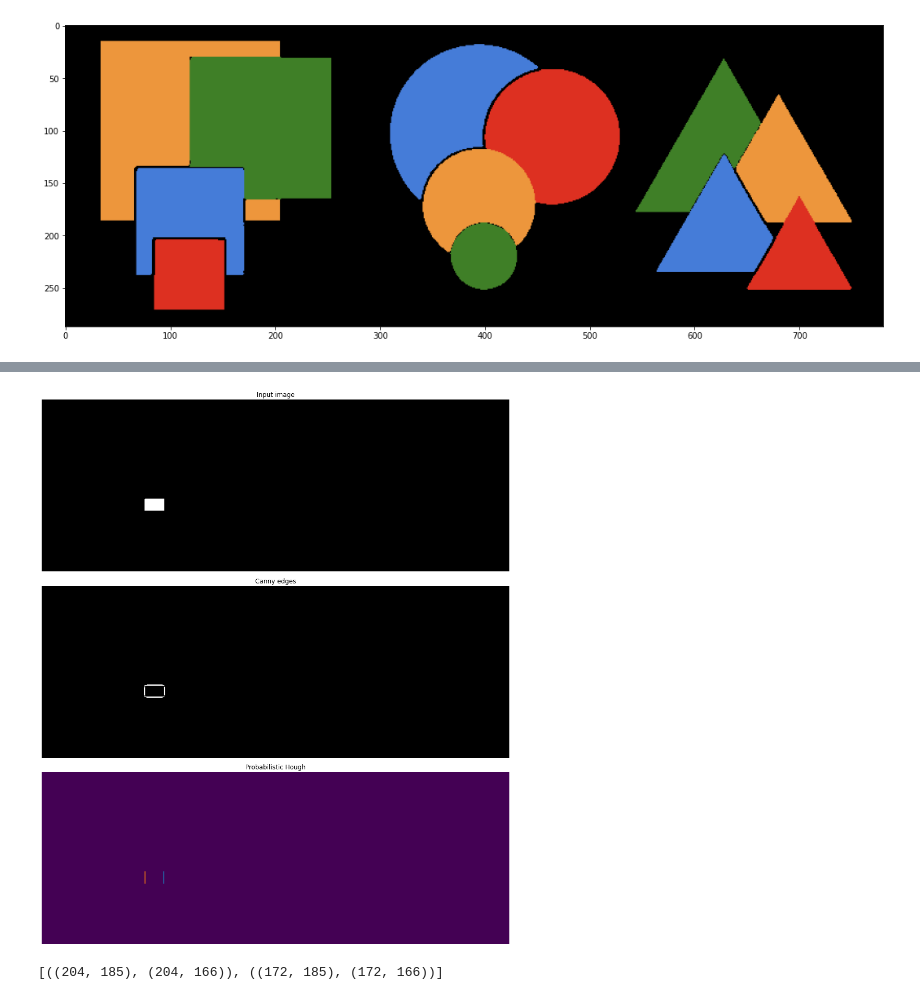
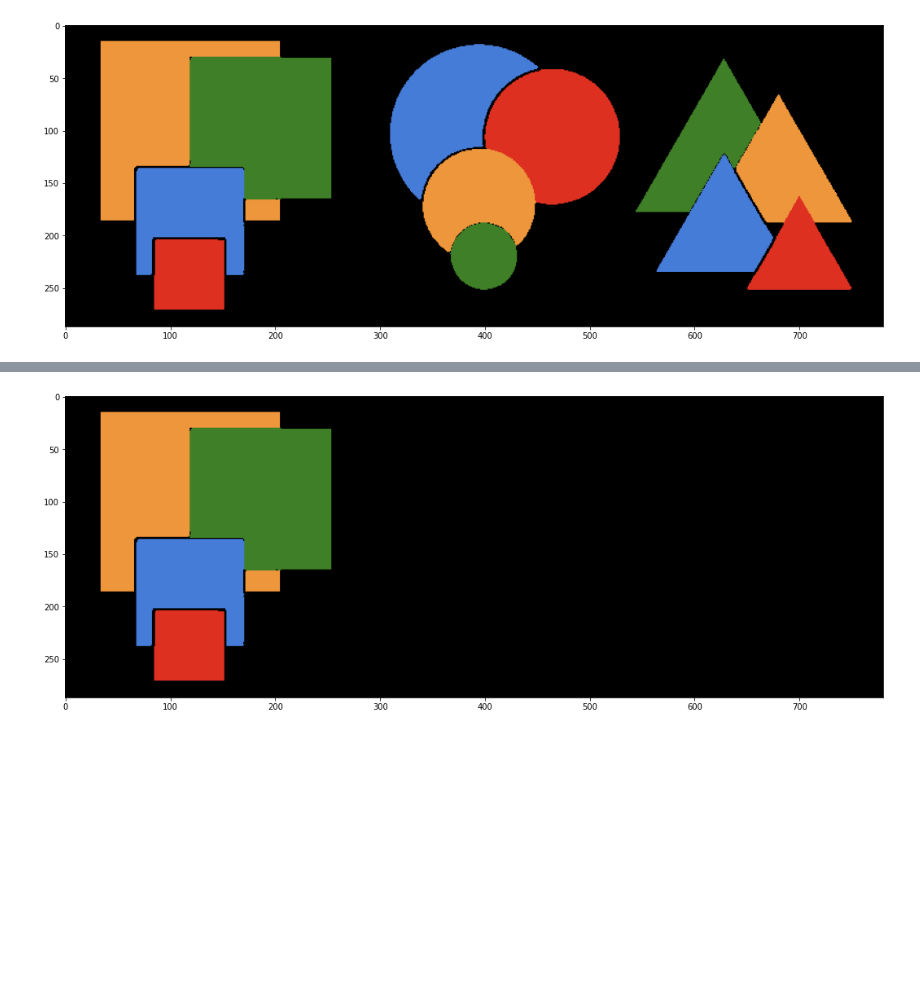
Before and after one commit to ChristopherMoralesA/Tarea-2-Vision, a Jupyter notebook: Notebook-tarea-2.ipynb, the cells around one changed output, grey strips where cells are left out. Cells and saved outputs as stored; diff of their text form; code cells hidden in the pictures; blank space fills up the shorter version.

Commit message:
segmentacion por formas

```diff
--- a/Notebook-tarea-2.ipynb
+++ b/Notebook-tarea-2.ipynb
@@ -50,12 +50,17 @@ VECINDAD = [
 MAX_SUM_COLOR = 80
 
 #Numero de semillas para segmentar por color
-N_SEEDS = 500
+N_SEEDS = 750
 
 #Angulos característicos de cada figura
-THETA_TRIANGULO = np.array([-np.pi/6,np.pi/6],dtype=np.double)
-THETA_CUADRADO = np.array([0],dtype=np.double)
-THETA_FIGS = np.array([THETA_TRIANGULO,THETA_CUADRADO],dtype=object)
+THETA_TRIANGULO = np.array([-np.pi/6,np.pi/6,np.pi/2],dtype=np.double)
+THETA_CUADRADO = np.array([0,np.pi/2,-np.pi/2],dtype=np.double)
+THETA_FIGS = np.array([THETA_TRIANGULO,THETA_CUADRADO],dtype=np.double)
+
+#Angulos que cada figura NO deberia tener
+GHOST_THETA_TRIANGULO = np.array([0,np.pi/4],dtype=np.double)
+GHOST_THETA_CUADRADO = np.array([-np.pi/6,np.pi/6],dtype=np.double)
+GHOST_THETA_FIGS = np.array([GHOST_THETA_TRIANGULO,GHOST_THETA_CUADRADO],dtype=np.double)
 # %%
 #Quantificacion 4 colores
 #https://scikit-learn.org/stable/auto_examples/cluster/plot_color_quantization.html#sphx-glr-auto-examples-cluster-plot-color-quantization-py
@@ -267,36 +251,25 @@ plt.show()
-# %%
-image = rgb2gray(regs[12])*255**3/2
-edges = canny(image,0.5)
-lines = probabilistic_hough_line(edges, threshold=15, line_length=18,
-                                line_gap=3,theta=THETA_CUADRADO)
-
-# Generating figure 2
-fig, axes = plt.subplots(3,1, figsize=(15,15), sharex=True, sharey=True)
-ax = axes.ravel()
-
-ax[0].imshow(image, cmap=cm.gray)
-ax[0].set_title('Input image')
-
-ax[1].imshow(edges, cmap=cm.gray)
-ax[1].set_title('Canny edges')
-
-ax[2].imshow(edges * 0)
-for line in lines:
-    p0, p1 = line
-    ax[2].plot((p0[0], p1[0]), (p0[1], p1[1]))
-ax[2].set_xlim((0, image.shape[1]))
-ax[2].set_ylim((image.shape[0], 0))
-ax[2].set_title('Probabilistic Hough')
-
-for a in ax:
-    a.set_axis_off()
-
-plt.tight_layout()
-plt.show()
-# %% [output]
-[figure, removed]
-# %%
-lines
-#17
-# %% [output]
-[((204, 185), (204, 166)), ((172, 185), (172, 166))]
+# %%
+def identificador(regions,regions_clr,regions_form,wcolor='any',wform='any'):
+    final_list = []
+    final_list_clr = []
+    final_list_form = []
+    for i in range(len(regions)):
+        #color1 = regions_clr[i]
+        #color2 = wcolor
+        if (same_color(regions_clr[i],wcolor) or wcolor=='any') and (regions_form[i]==wform or wform=='any'):
+            final_list.append(regions[i])
+            final_list_clr.append(regions_clr[i])
+            final_list_form.append(regions_form[i])
+    return np.array(final_list),np.array(final_list_clr),np.array(final_list_form)
+
+segm1,segm1_clr,segm1_form = identificador(regs,regs_clr,formas,'any','cuadrado')
+
+
+img_sum = np.zeros(shape=(shape[0],shape[1],3), dtype=np.uint8)
+for i in range(segm1_clr.shape[0]):
+    img_sum = img_sum + segm1[i]
+plt.figure(figsize = (18,24))
+plt.imshow(img_sum)
+plt.show()
+# %% [output]
+[figure, added]
```
Also changed, not shown: parts of 10 cells of this notebook.
